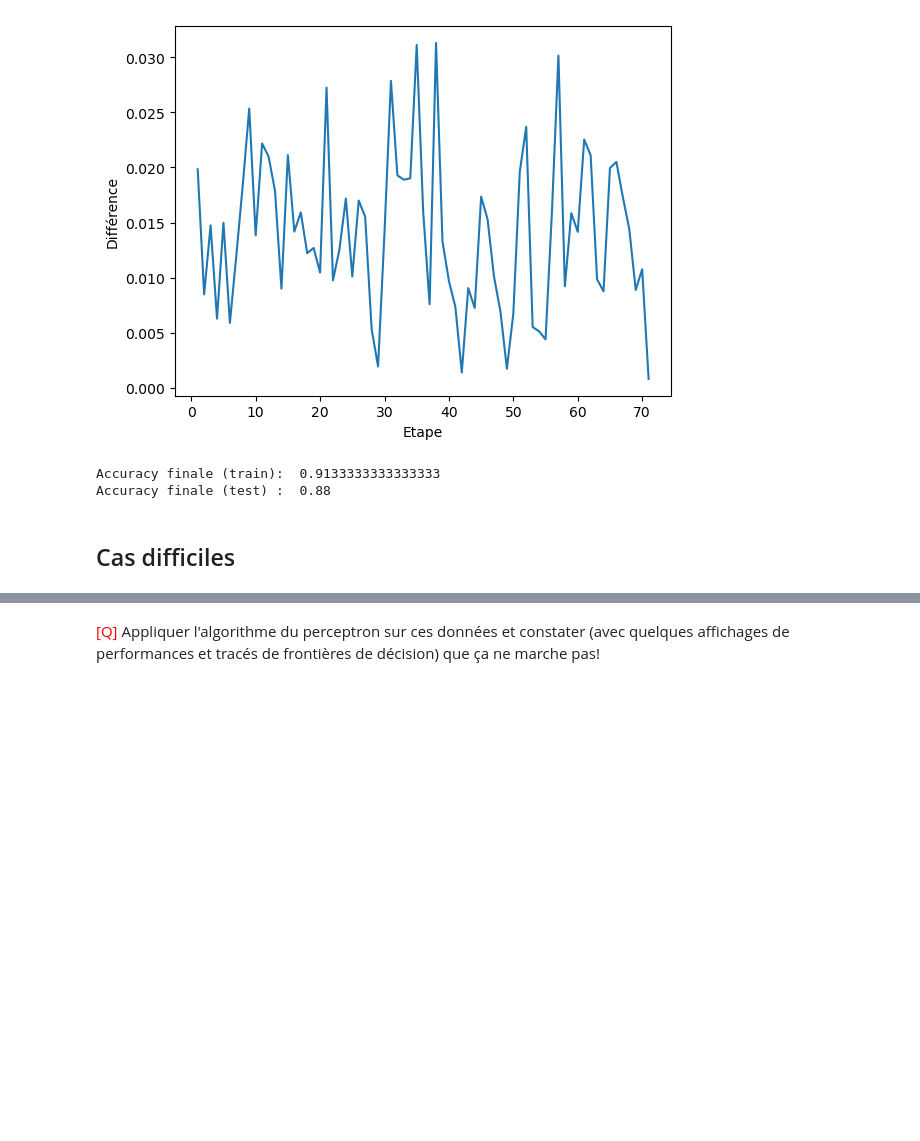
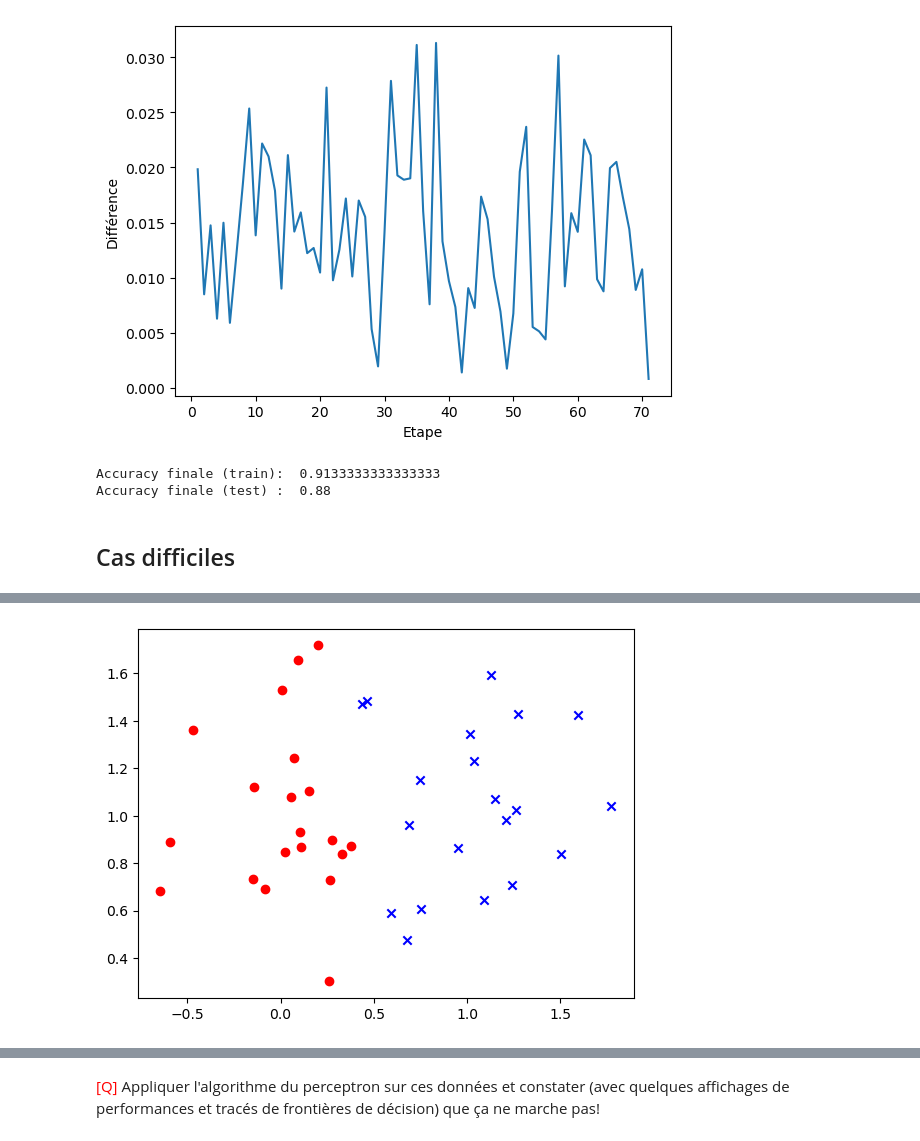
Before and after one commit to iLykTurtlz/MLAlgorithms3, a Jupyter notebook: tme-03/tme-03-Jarski-Benahmed.ipynb, the cells around one changed output, grey strips where cells are left out. Cells and saved outputs as stored; diff of their text form; code cells hidden in the pictures; blank space fills up the shorter version.

```diff
--- a/tme-03/tme-03-Jarski-Benahmed.ipynb
+++ b/tme-03/tme-03-Jarski-Benahmed.ipynb
@@ -797,6 +755,12 @@ Accuracy finale (test) :  0.88
 Il s'agit de générer des points dans deux classes mais selon 4 gaussiennes.
 
 <img src="ressources/xor.png" width=300px>
+# %%
+data,label = genere_dataset_gaussian(np.array([1,1]),np.array([[0.1,0],[0,0.1]]),np.array([0,1]),np.array([[0.1,0],[0,0.1]]),20)
+# %%
+plot2DSet(data, label)
+# %% [output]
+[figure, added]
 # %%
 # ------------------------ COMPLETER LES INSTRUCTIONS DANS CETTE BOITE
 def create_XOR(n, var):
```
Also changed, not shown: parts of 9 cells of this notebook, 3 other files.
